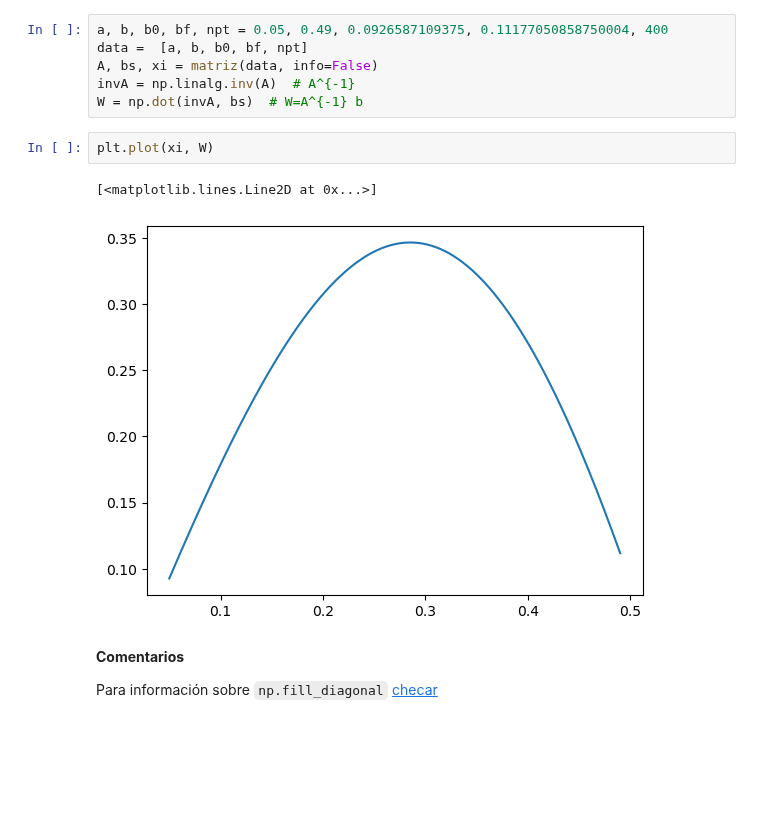
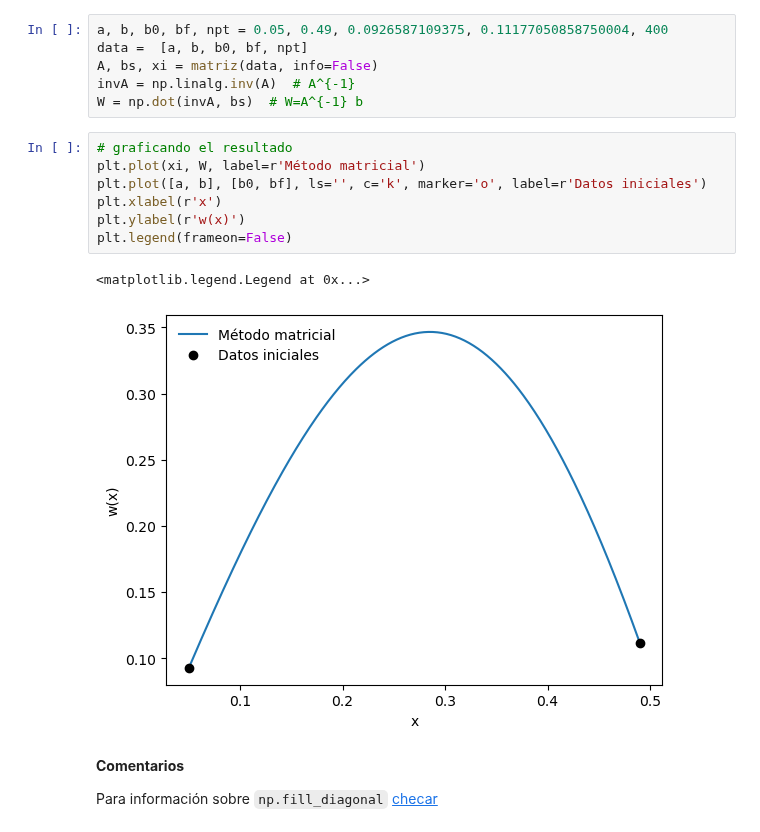
Before and after one commit to Mandy8808/Metodos_Numericos_2024, a Jupyter notebook: Lectures/Primer_Bloque/Lecture_part6.ipynb, the cells around one changed output. Saved outputs shown, nothing was run; the diff lists cells and outputs as text; blank space fills up the shorter version.

```diff
--- a/Lectures/Primer_Bloque/Lecture_part6.ipynb
+++ b/Lectures/Primer_Bloque/Lecture_part6.ipynb
@@ -657,11 +698,16 @@ data =  [a, b, b0, bf, npt]
 A, bs, xi = matriz(data, info=False)
 invA = np.linalg.inv(A)  # A^{-1}
 W = np.dot(invA, bs)  # W=A^{-1} b
-# %%
-plt.plot(xi, W)
-# %% [output]
-[<matplotlib.lines.Line2D at 0x...>]
-[figure, removed]
+# %%
+# graficando el resultado
+plt.plot(xi, W, label=r'Método matricial')
+plt.plot([a, b], [b0, bf], ls='', c='k', marker='o', label=r'Datos iniciales')
+plt.xlabel(r'x')
+plt.ylabel(r'w(x)')
+plt.legend(frameon=False)
+# %% [output]
+<matplotlib.legend.Legend at 0x...>
+[figure, added]
 # %% [markdown]
 **Comentarios**
 
```
Also changed, not shown: parts of 11 cells of this notebook.
